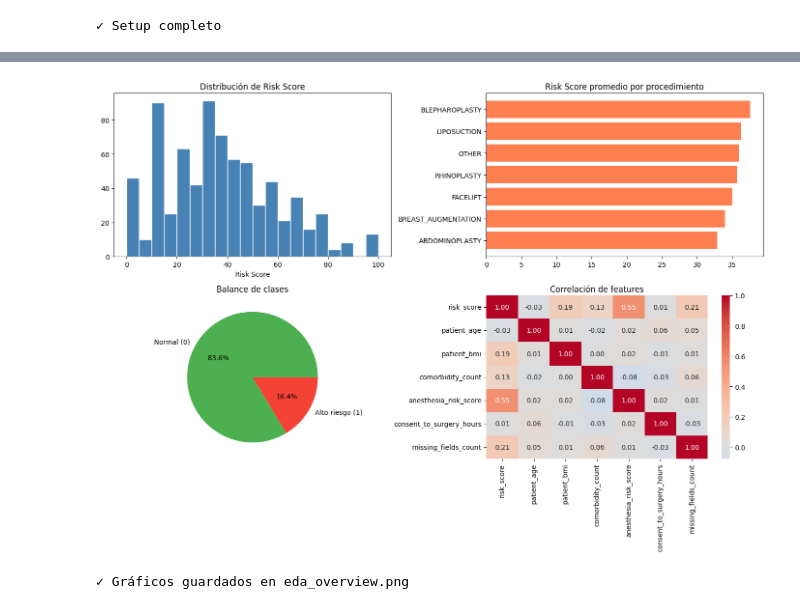
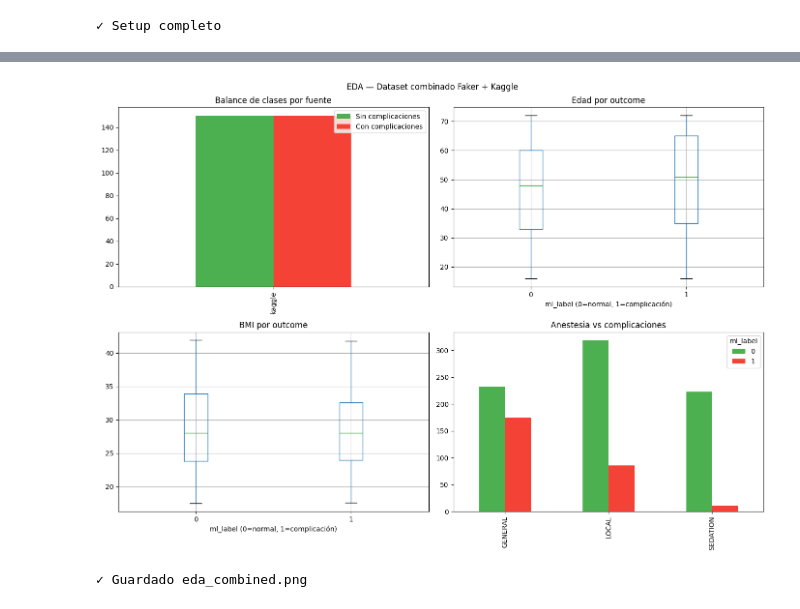
Before and after one commit to nelsonv26/healthcare-streaming-ml, a Jupyter notebook: notebooks/ml_model.ipynb, the cells around one changed output, grey strips where cells are left out. Saved outputs shown, nothing was run; the diff lists cells and outputs as text; code cells hidden in the pictures.

```diff
--- a/notebooks/ml_model.ipynb
+++ b/notebooks/ml_model.ipynb
@@ -92,40 +121,36 @@ Series([], dtype: int64)
 # %%
 fig, axes = plt.subplots(2, 2, figsize=(14, 10))
 
-# 1. Distribución de risk_score
-axes[0,0].hist(df['risk_score'], bins=20, color='steelblue', edgecolor='white')
-axes[0,0].set_title('Distribución de Risk Score')
-axes[0,0].set_xlabel('Risk Score')
+# 1. Balance de clases por fuente
+sources = df.groupby(['source', 'ml_label']).size().unstack(fill_value=0) if 'source' in df.columns else None
+if sources is not None:
+    sources.plot(kind='bar', ax=axes[0,0], color=['#4CAF50','#F44336'])
+    axes[0,0].set_title('Balance de clases por fuente')
+    axes[0,0].set_xlabel('')
+    axes[0,0].legend(['Sin complicaciones','Con complicaciones'])
 
-# 2. Risk level por procedimiento
-risk_proc = df.groupby('procedure_type')['risk_score'].mean().sort_values()
-axes[0,1].barh(risk_proc.index, risk_proc.values, color='coral')
-axes[0,1].set_title('Risk Score promedio por procedimiento')
+# 2. Distribución de edad por outcome
+df.boxplot(column='patient_age', by='ml_label', ax=axes[0,1])
+axes[0,1].set_title('Edad por outcome')
+axes[0,1].set_xlabel('ml_label (0=normal, 1=complicación)')
 
-# 3. Balance de clases ML
-label_counts = df['ml_label'].value_counts()
-axes[1,0].pie(
-    label_counts,
-    labels=['Normal (0)', 'Alto riesgo (1)'],
-    autopct='%1.1f%%',
-    colors=['#4CAF50', '#F44336']
-)
-axes[1,0].set_title('Balance de clases')
+# 3. BMI por outcome
+df.boxplot(column='patient_bmi', by='ml_label', ax=axes[1,0])
+axes[1,0].set_title('BMI por outcome')
+axes[1,0].set_xlabel('ml_label (0=normal, 1=complicación)')
 
-# 4. Correlación de features numéricas
-num_cols = ['risk_score', 'patient_age', 'patient_bmi',
-            'comorbidity_count', 'anesthesia_risk_score',
-            'consent_to_surgery_hours', 'missing_fields_count']
-corr = df[num_cols].corr()
-sns.heatmap(corr, ax=axes[1,1], annot=True, fmt='.2f',
-            cmap='coolwarm', center=0)
-axes[1,1].set_title('Correlación de features')
+# 4. Tipo de anestesia vs complicaciones
+anes = df.groupby(['anesthesia_type','ml_label']).size().unstack(fill_value=0)
+anes.plot(kind='bar', ax=axes[1,1], color=['#4CAF50','#F44336'])
+axes[1,1].set_title('Anestesia vs complicaciones')
+axes[1,1].set_xlabel('')
 
+plt.suptitle('EDA — Dataset combinado Faker + Kaggle')
 plt.tight_layout()
-plt.savefig('eda_overview.png', dpi=120, bbox_inches='tight')
+plt.savefig('eda_combined.png', dpi=120, bbox_inches='tight')
 plt.show()
-print("✓ Gráficos guardados en eda_overview.png")
+print("✓ Guardado eda_combined.png")
 # %% [output]
-[figure, old version]
+[figure, new version]
-✓ Gráficos guardados en eda_overview.png
+✓ Guardado eda_combined.png
 # %%
```
Also changed, not shown: parts of 7 cells of this notebook, 13 other files.
